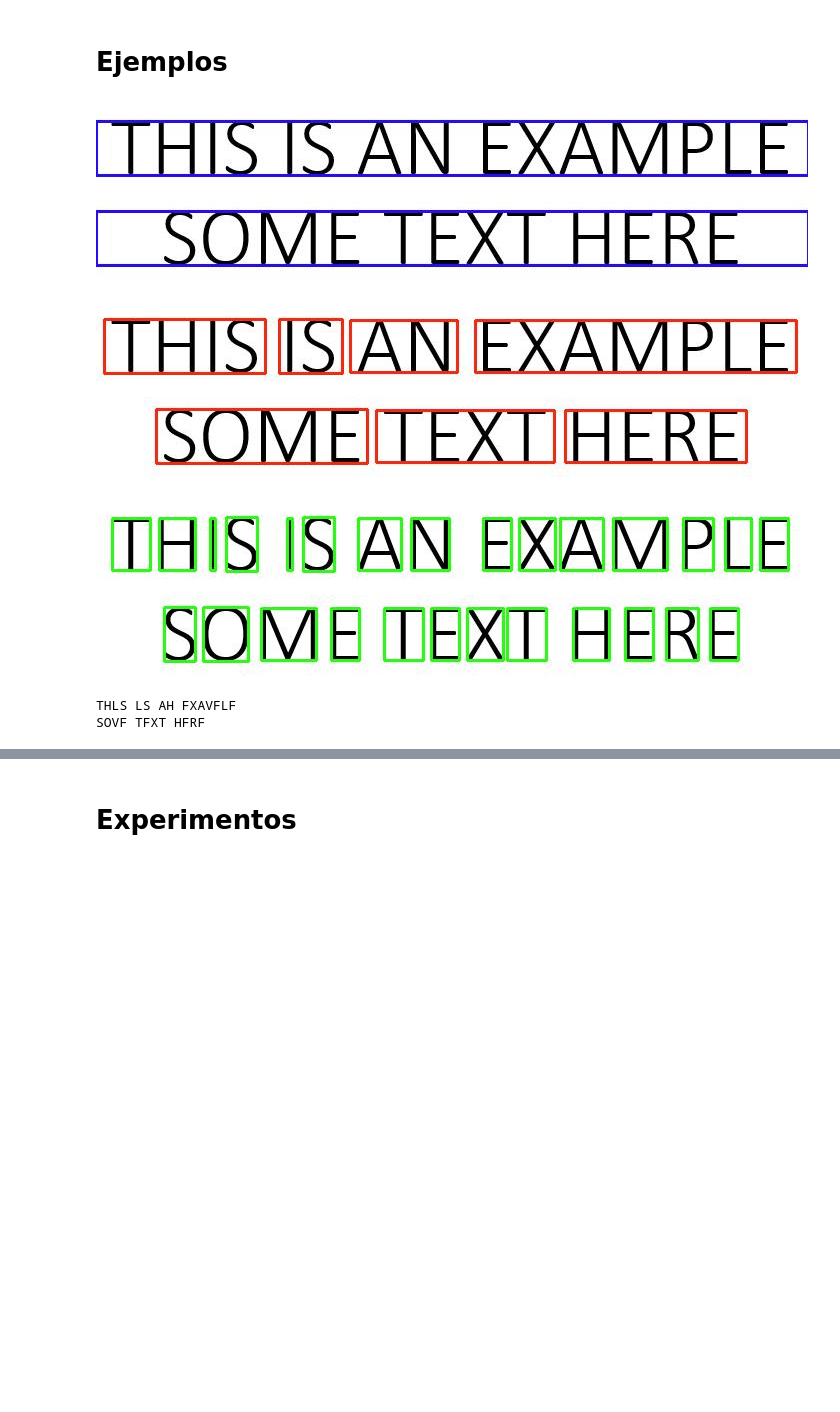
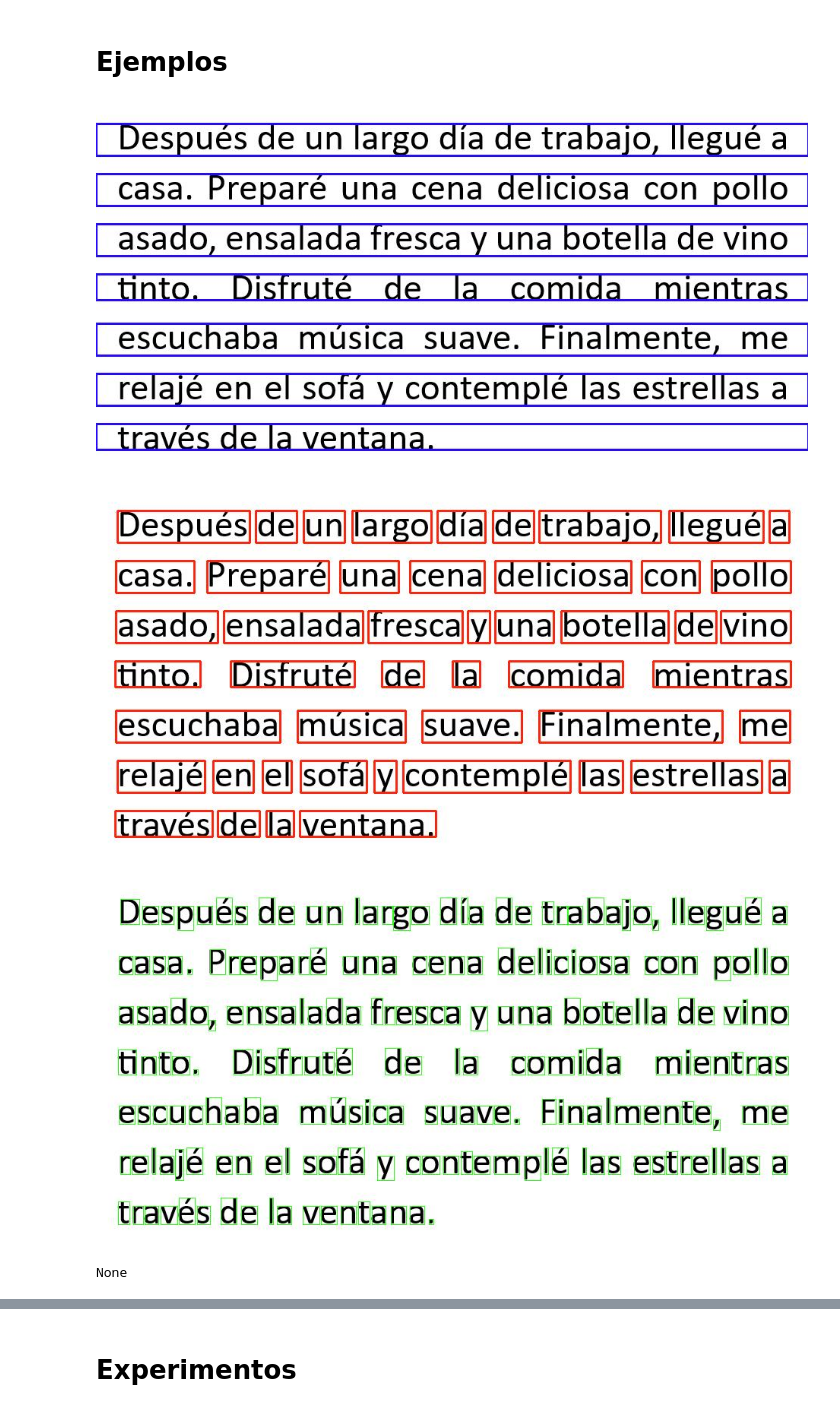
Before and after one commit to OscarRojasG/OCR, a Jupyter notebook: OCR.ipynb, the cells around one changed output, grey strips where cells are left out. Cells and saved outputs as stored; diff of their text form; code cells hidden in the pictures; blank space fills up the shorter version.

Commit message:
updated examples

```diff
--- a/OCR.ipynb
+++ b/OCR.ipynb
@@ -571,7 +603,11 @@ def draw_contours(image, contours):
                 # Dimensiones de la letra respecto a la palabra
                 xc, yc, wc, hc = cv2.boundingRect(contours[line]['words'][word]['letters'][letter]['cntr'])
 
-                cv2.rectangle(img_letters, (x+xw+xc,y+yw+yc), (x+xw+xc+wc, y+yw+yc+hc), (36,255,12), 2)
+                # Dimensiones del contorno interno respecto al externo
+                xm, ym, wm, hm = cv2.boundingRect(contours[line]['words'][word]['letters'][letter]['min_cntr'])
+
+                # Dibujar contorno mínimo
+                cv2.rectangle(img_letters, (x+xw+xc+xm,y+yw+yc+ym), (x+xw+xc+xm+wm, y+yw+yc+ym+hm), (36,255,12), 1)
 
     show_image(img_lines)
     show_image(img_words)
@@ -585,14 +621,13 @@ def get_text(filename, verbose=False):
 
     #return text
 # %%
-text = get_text("example.png", True)
+text = get_text("example5.png", True)
 print(text)
 # %% [output]
-[figure, old version]
+[figure, new version]
-[figure, old version]
+[figure, new version]
-[figure, old version]
+[figure, new version]
-THLS LS AH FXAVFLF
-SOVF TFXT HFRF
+None
 # %%
 text = get_text("image.png", True)
 print(text)
```
Also changed, not shown: parts of 7 cells of this notebook.
